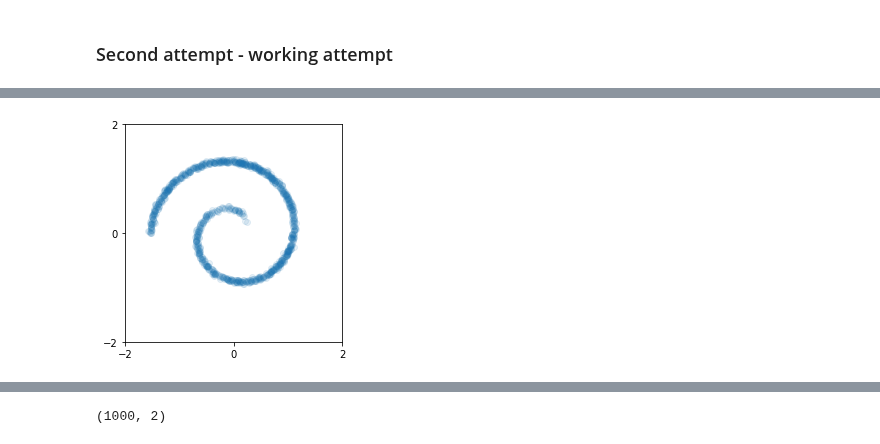
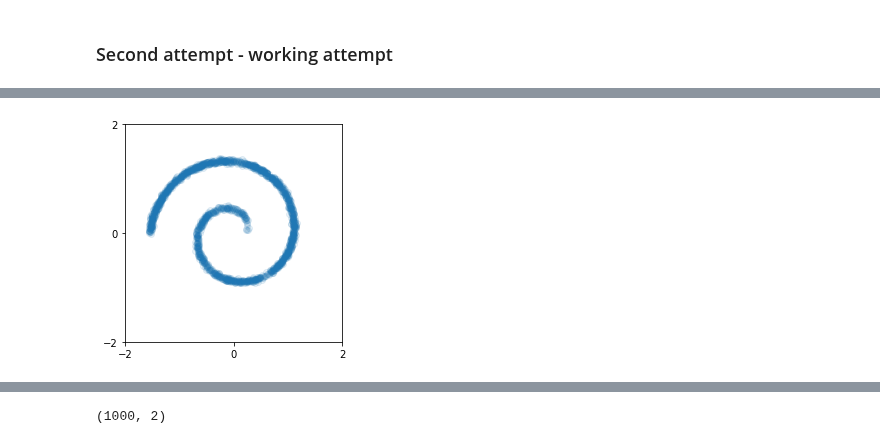
Before and after one commit to durml91/MMath-Project, a Jupyter notebook: Image_Diffusion_(working)/Spiral_Diffusion.ipynb, the cells around one changed output, grey strips where cells are left out. Saved outputs shown, nothing was run; the diff lists cells and outputs as text; code cells hidden in the pictures.

```diff
--- a/Image_Diffusion_(working)/Spiral_Diffusion.ipynb
+++ b/Image_Diffusion_(working)/Spiral_Diffusion.ipynb
@@ -473,23 +436,23 @@ WARNING:jax._src.lib.xla_bridge:No GPU/TPU found, falling back to CPU. (Set TF_C
 # %%
-N = 1024
+N = 2000
 
 theta = np.sqrt(np.random.rand(N)) * 3 * np.pi  # we generate an array of shape (1024,) such that it they are uniform random numbers in [0,1) and then apply a bunch of operatrions on it
 r_a = 0.07 * (2 * theta + np.pi) #mutiply by trig function below by some constant r_a
 x = np.array([np.cos(theta) * r_a, np.sin(theta) * r_a]).T #here we produce two rows now of 1024 numbers that have been put through either function respectively - then tranpose so the shape ends up being (1024,2)
 
 x = x + 0.02 * np.random.randn(N, 2) #again we multiply by a bunch of uniform random numbers of the right broadcasting shape
 
 plt.figure().add_subplot(111).set_aspect("equal", adjustable="box")
 plt.scatter(x[:, 0], x[:, 1], alpha=0.1) #plot 1st row as x values and 2nd row as y values on the plot
 plt.xticks([-2, 0, 2])
 plt.yticks([-2, 0, 2])
 plt.show()
 
 # Get mean and standard deviation of 'x'
 x_mean = x.mean(axis=0)
 x_std = x.std(axis=0)
 # %% [output]
-[figure, old version]
+[figure, new version]
 # %%
 class NeuralNet(eqx.Module):
   main_net: eqx.nn.MLP
```
Also changed, not shown: parts of 24 cells of this notebook.
